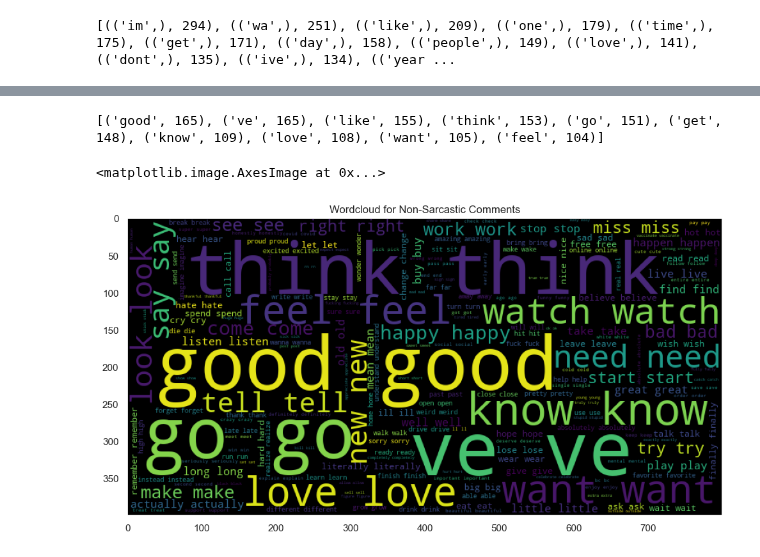
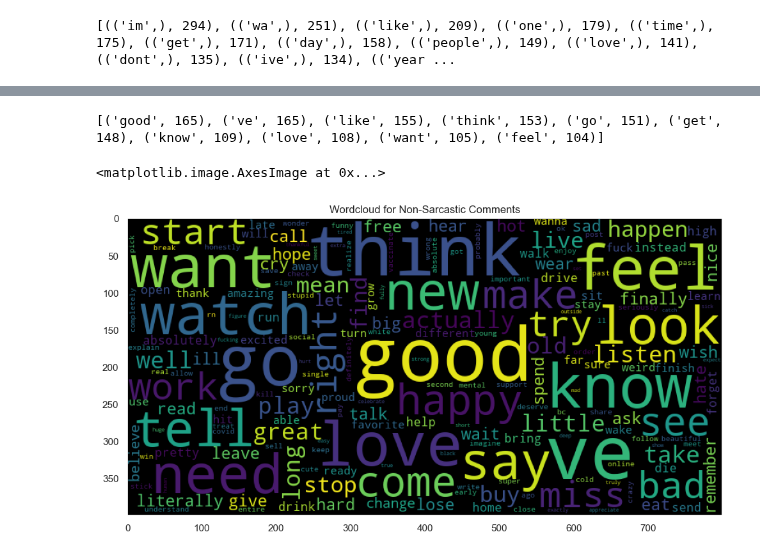
Before and after one commit to omarsrstt/nlp_project, a Jupyter notebook: src/keyword_classifier.ipynb, the cells around one changed output, grey strips where cells are left out. Cells and saved outputs as stored; diff of their text form; code cells hidden in the pictures.

Commit message:
Add: add arg collocations to avoid repeating words

```diff
--- a/src/keyword_classifier.ipynb
+++ b/src/keyword_classifier.ipynb
@@ -352,12 +352,13 @@ sarcastic_keywords = POSKeywordExtractor().keywords(sarcastic_comments, n_keywor
 print(sarcastic_keywords)
 # %%
 from wordcloud import WordCloud, STOPWORDS
-print(sarcastic_keywords[:10])
+# print(sarcastic_keywords[:10])
+# print(list(Counter(dict(sarcastic_keywords)).elements()))
 sarcastic_keywords_cloud = " ".join(list(Counter(dict(sarcastic_keywords)).elements()))
 
 wordcloud = WordCloud(background_color='black', stopwords = STOPWORDS,
                 max_words = 200, max_font_size = 100,
-                random_state = 17, width=800, height=400)
+                random_state = 17, width=800, height=400, collocations=False)
 
 plt.figure(figsize=(12, 12))
 wordcloud.generate(sarcastic_keywords_cloud)
@@ -375,18 +379,18 @@ print(non_sarcastic_keywords)
 # %%
 from wordcloud import WordCloud, STOPWORDS
 print(non_sarcastic_keywords[:10])
 non_sarcastic_keywords_cloud = " ".join(list(Counter(dict(non_sarcastic_keywords)).elements()))
 
 wordcloud = WordCloud(background_color='black', stopwords = STOPWORDS,
                 max_words = 200, max_font_size = 100,
-                random_state = 17, width=800, height=400)
+                random_state = 17, width=800, height=400, collocations=False)
 
 plt.figure(figsize=(12, 12))
 wordcloud.generate(non_sarcastic_keywords_cloud)
 plt.grid(b= False)
 plt.title("Wordcloud for Non-Sarcastic Comments")
 plt.imshow(wordcloud)
 # %% [output]
 [('good', 165), ('ve', 165), ('like', 155), ('think', 153), ('go', 151), ('get', 148), ('know', 109), ('love', 108), ('want', 105), ('feel', 104)]
 <matplotlib.image.AxesImage at 0x...>
-[figure, old version]
+[figure, new version]
```
Also changed, not shown: parts of 3 cells of this notebook.
